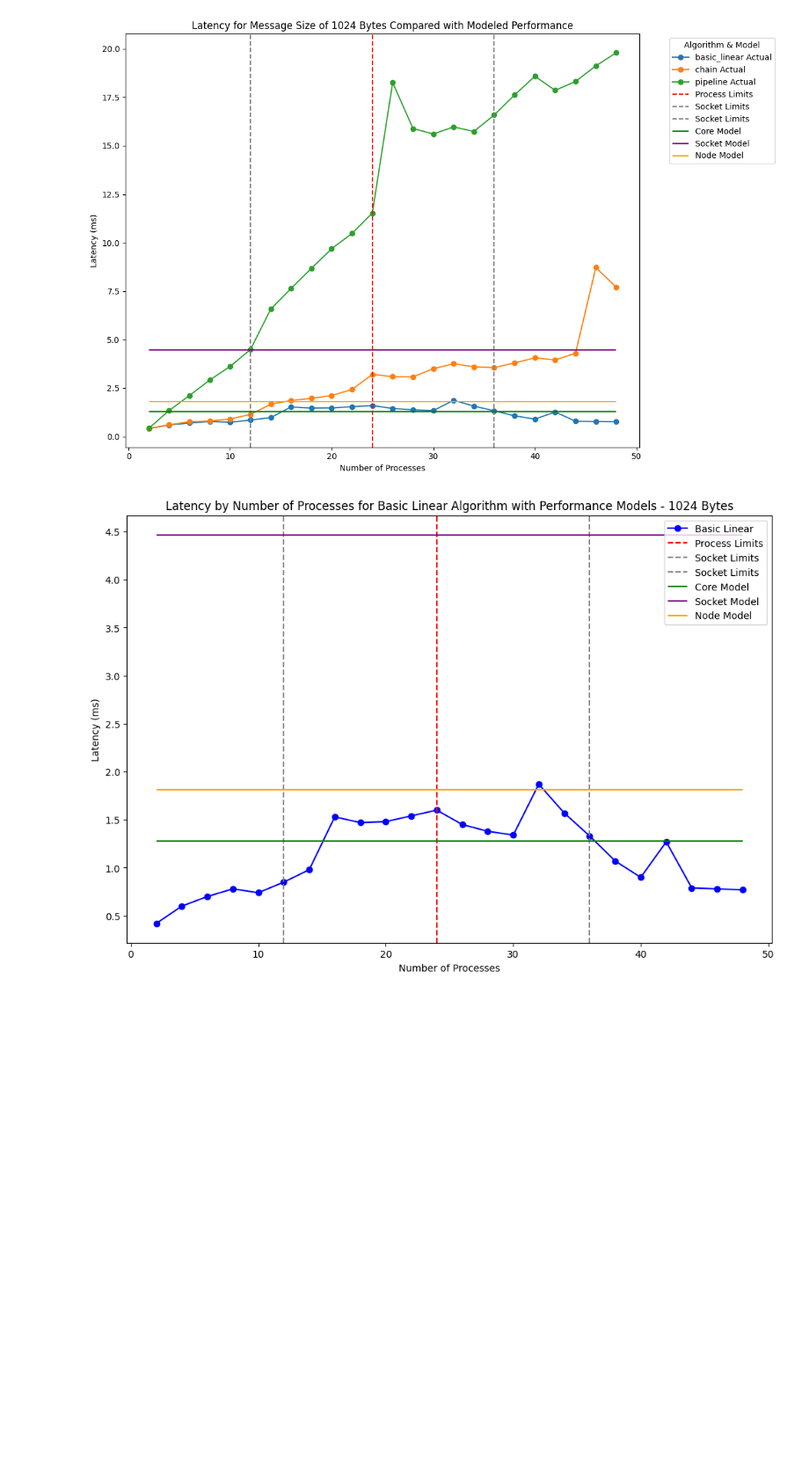
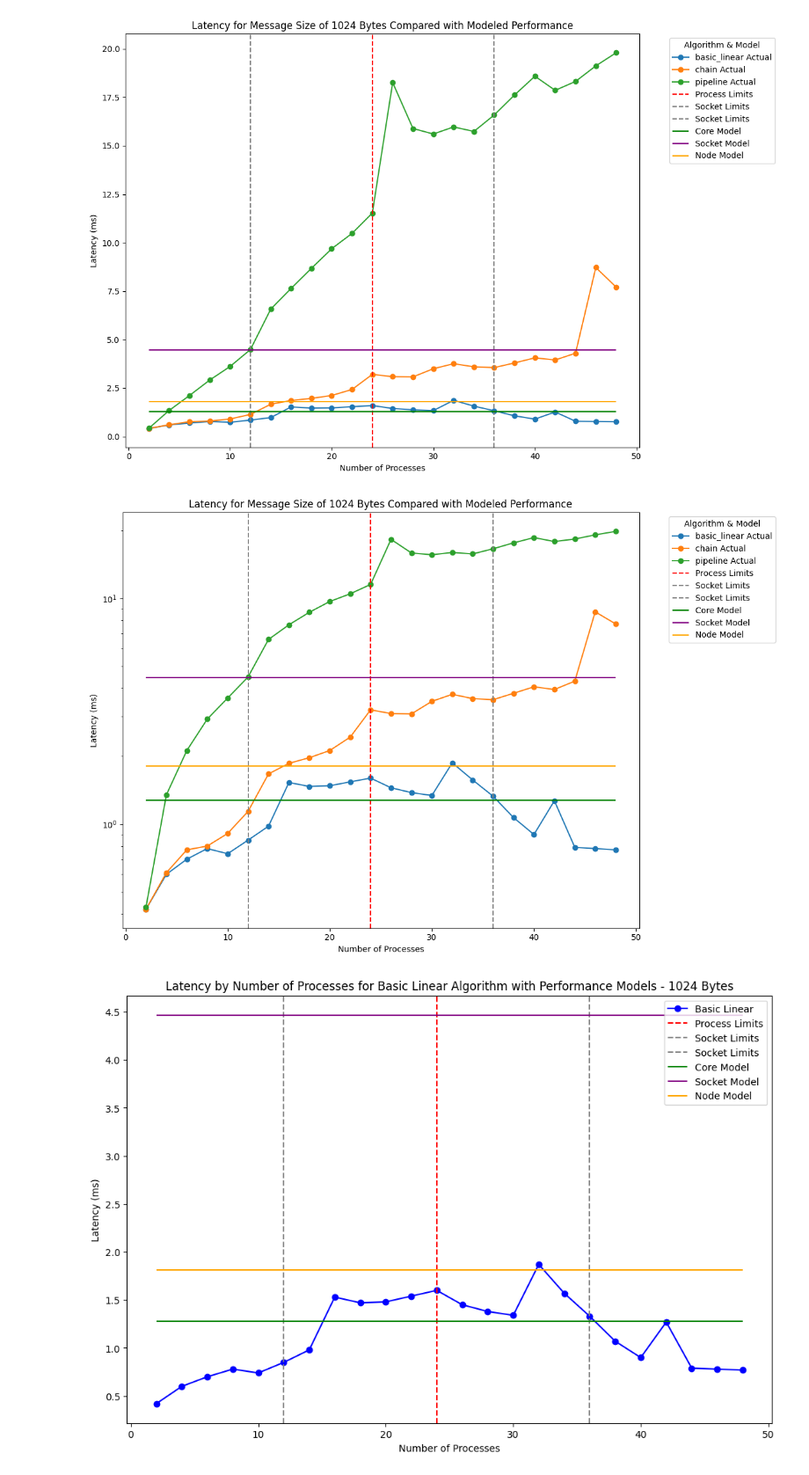
Before and after one commit to abandrea/HPC, a Jupyter notebook: exercise_1/project_1/reduce.ipynb, the cells around one changed output. Shown at 88% size. Drawn from its saved outputs; the diff is of its cells as text; code cells hidden in the pictures; blank space fills up the shorter version.

```diff
--- a/exercise_1/project_1/reduce.ipynb
+++ b/exercise_1/project_1/reduce.ipynb
@@ -515,6 +515,60 @@ plt.tight_layout()
 plt.show()
 # %% [output]
 [figure]
+# %%
+import pandas as pd
+import matplotlib.pyplot as plt
+import numpy as np
+
+# Load the data
+data = pd.read_csv('reduce_thin_results/thin_reduce_results.csv')
+
+# Filter data for size 1024 bytes
+data_1024 = data[data['Size'] == 1024]
+
+# Plotting the data
+fig, ax = plt.subplots(figsize=(12, 8))
+
+# Algorithms and their models for Reduce operation
+algorithms = ['basic_linear', 'chain', 'pipeline']
+models = {
+    'basic_linear': [(-5.5752, 8.8071, 12), (-27.7313,10.6242 , 24), (56.5351, 6.8610, 48)],
+    'chain': [(15.7189, 3.4360, 12), (27.1313, 2.4350, 24), (27.4018, 2.5294, 48)],
+    'pipeline': [(-19.0308, 13.6258, 12), (5.9460, 11.5444, 24), (-23.1359, 12.6042, 48)]
+}
+
+for algo in algorithms:
+    # Filter data for each algorithm
+    algo_data = data_1024[data_1024['Algorithm'] == algo]
+    # Plot actual latency data
+    ax.plot(algo_data['Processes'], algo_data['Latency'], label=f'{algo} Actual', marker='o')
+
+# Adding vertical lines for different ranges
+ax.axvline(x=24, color='red', linestyle='--', label='Process Limits')
+ax.axvline(x=12, color='gray', linestyle='--', label='Socket Limits')
+ax.axvline(x=36, color='gray', linestyle='--', label='Socket Limits')
+
+# Core model
+core_latency = 1.1736 + 0.0001 * 1024
+ax.hlines(core_latency, xmin=2, xmax=48, colors='green', label='Core Model')
+
+# Socket model
+socket_latency = 4.3637 + 0.0001 * 1024
+ax.hlines(socket_latency, xmin=2, xmax=48, colors='purple',  label='Socket Model')
+
+# Node model
+node_latency = 1.6064 + 0.0002 * 1024
+ax.hlines(node_latency, xmin=2, xmax=48, colors='orange', label='Node Model')
+
+ax.set_title('Latency for Message Size of 1024 Bytes Compared with Modeled Performance')
+ax.set_xlabel('Number of Processes')
+ax.set_ylabel('Latency (ms)')
+ax.legend(title="Algorithm & Model", bbox_to_anchor=(1.05, 1), loc='upper left')
+plt.tight_layout()
+plt.yscale('log')
+plt.show()
+# %% [output]
+[figure, added]
 # %%
 import pandas as pd
 import matplotlib.pyplot as plt
```
Also changed, not shown: 5 other files.
